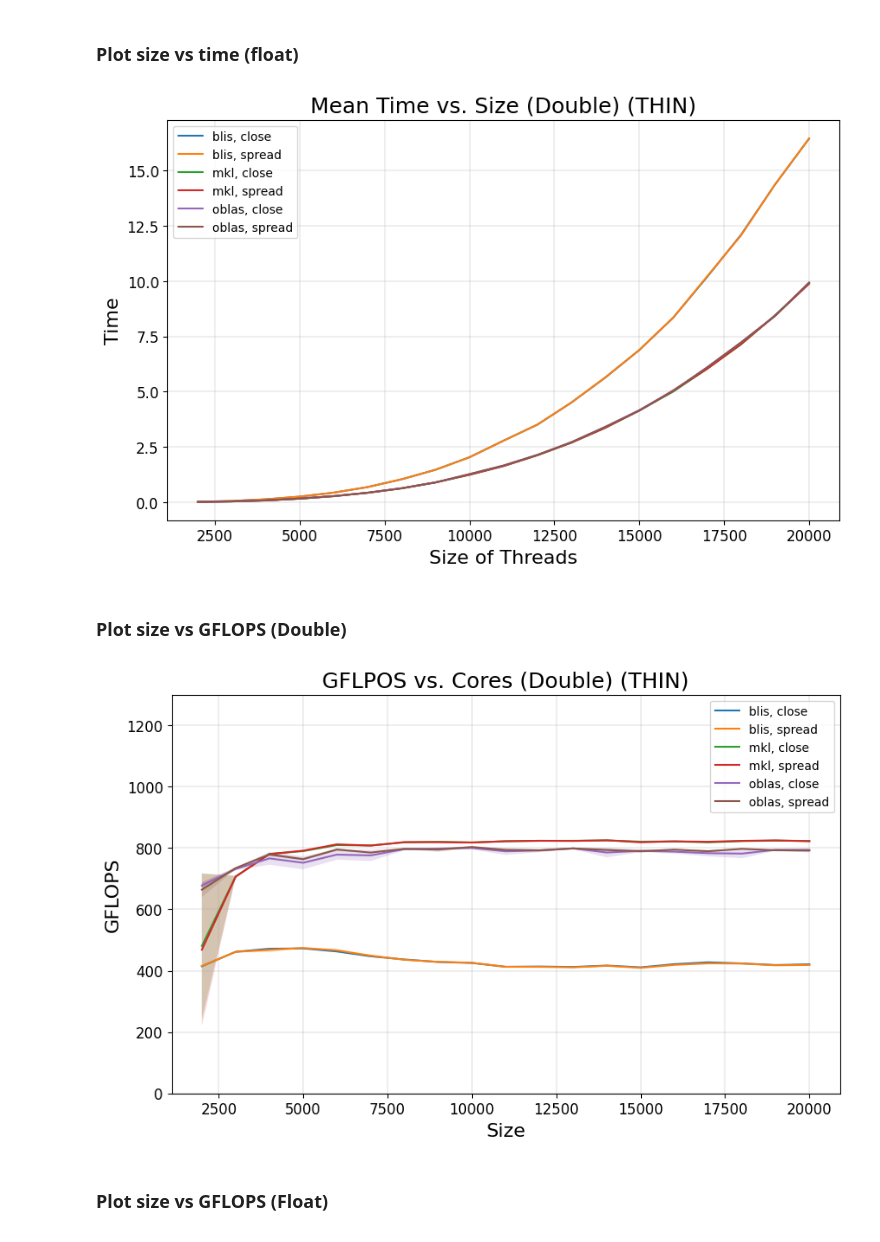
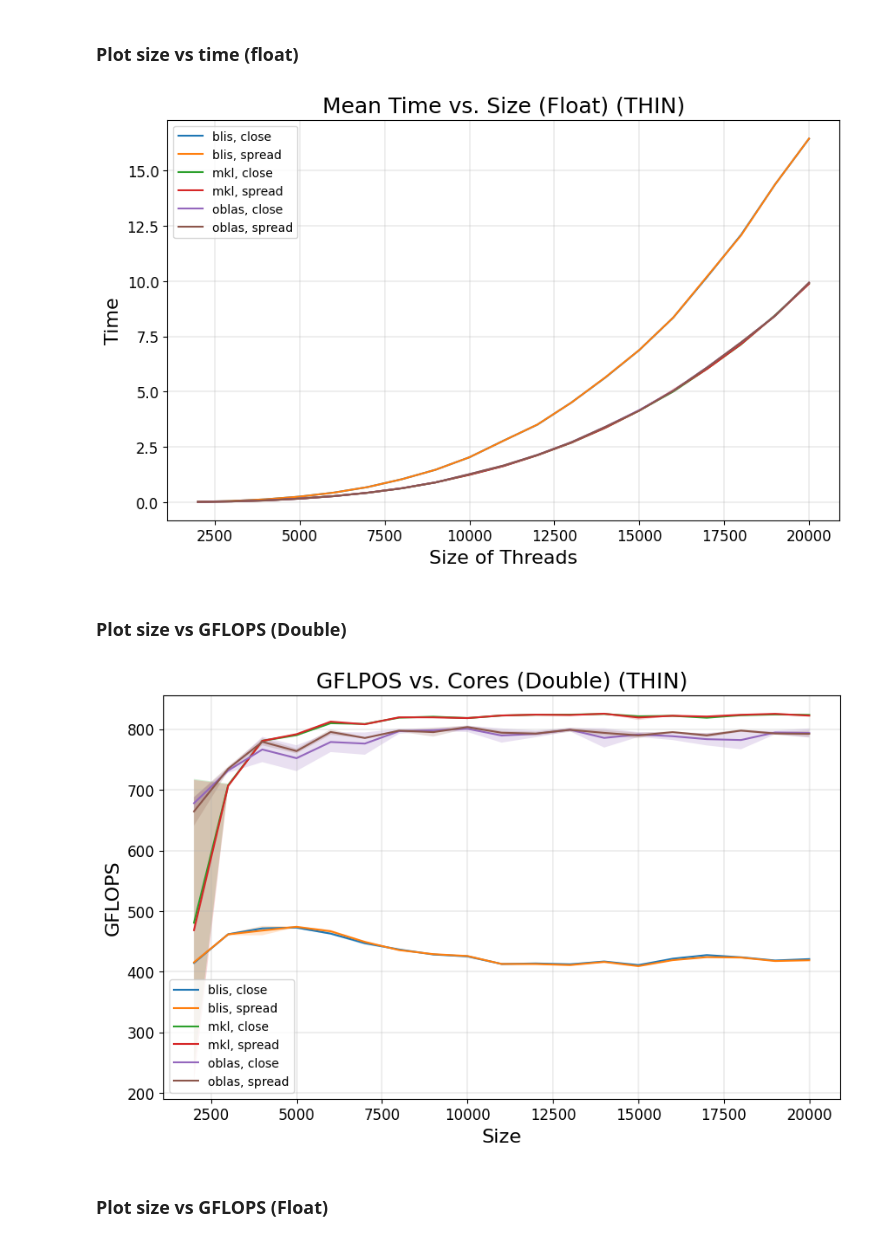
Before and after one commit to paolodr98/Final-assigments-FHPC-course-2022-2023, a Jupyter notebook: exercise2/non_parallel_init/batch_file/THIN/size/analize_THIN_size.ipynb, the cells around one changed output. Cells and saved outputs as stored; diff of their text form; code cells hidden in the pictures.

Commit message:
Add plot ex2

```diff
--- a/exercise2/non_parallel_init/batch_file/THIN/size/analize_THIN_size.ipynb
+++ b/exercise2/non_parallel_init/batch_file/THIN/size/analize_THIN_size.ipynb
@@ -212,7 +212,7 @@ plt.fill_between(n_threads, means_sof[:,0] - stds_sof[:,0], means_sof[:,0] + std
 
 plt.xlabel('Size of Threads', fontsize = 16)
 plt.ylabel('Time', fontsize = 16)
-plt.title('Mean Time vs. Size (Double) (THIN)', fontsize = 18)
+plt.title('Mean Time vs. Size (Float) (THIN)', fontsize = 18)
 
 plt.xticks(fontsize=12)
 plt.yticks(fontsize=12)
@@ -222,42 +222,41 @@ plt.legend(fontsize=10)
 plt.grid(linewidth = 0.3)
 plt.show()
 # %% [output]
-[figure, old version]
+[figure, new version]
 # %% [markdown]
 ### Plot size vs GFLOPS (Double)
 # %%
 plt.figure(figsize=(10, 6))
 
 plt.plot(n_threads, means_cbd[:,1], label = 'blis, close')
 plt.plot(n_threads, means_sbd[:,1], label = 'blis, spread')
 plt.plot(n_threads, means_cmd[:,1], label = 'mkl, close')
 plt.plot(n_threads, means_smd[:,1], label = 'mkl, spread')
 plt.plot(n_threads, means_cod[:,1], label = 'oblas, close')
 plt.plot(n_threads, means_sod[:,1], label = 'oblas, spread')
 
 plt.fill_between(n_threads, means_cbd[:,1] - stds_cbd[:,1], means_cbd[:,1] + stds_cbd[:,1], alpha=0.2)
 plt.fill_between(n_threads, means_sbd[:,1] - stds_sbd[:,1], means_sbd[:,1] + stds_sbd[:,1], alpha=0.2)
 plt.fill_between(n_threads, means_cmd[:,1] - stds_cmd[:,1], means_cmd[:,1] + stds_cmd[:,1], alpha=0.2)
 plt.fill_between(n_threads, means_smd[:,1] - stds_smd[:,1], means_smd[:,1] + stds_smd[:,1], alpha=0.2)
 plt.fill_between(n_threads, means_cod[:,1] - stds_cod[:,1], means_cod[:,1] + stds_cod[:,1], alpha=0.2)
 plt.fill_between(n_threads, means_sod[:,1] - stds_sod[:,1], means_sod[:,1] + stds_sod[:,1], alpha=0.2)
 
 
 plt.xlabel('Size', fontsize = 16)
 plt.ylabel('GFLOPS', fontsize = 16)
 plt.title('GFLPOS vs. Cores (Double) (THIN)', fontsize = 18)
 
 plt.xticks(fontsize=12)
 plt.yticks(fontsize=12)
 
 plt.legend(fontsize=10)
 
-plt.ylim([0, 1300])
 
 plt.grid(linewidth = 0.3)
 plt.show()
 # %% [output]
-[figure, old version]
+[figure, new version]
 # %% [markdown]
 ### Plot size vs GFLOPS (Float)
 # %%
```
Also changed, not shown: parts of 1 cell of this notebook, 22 other files.
